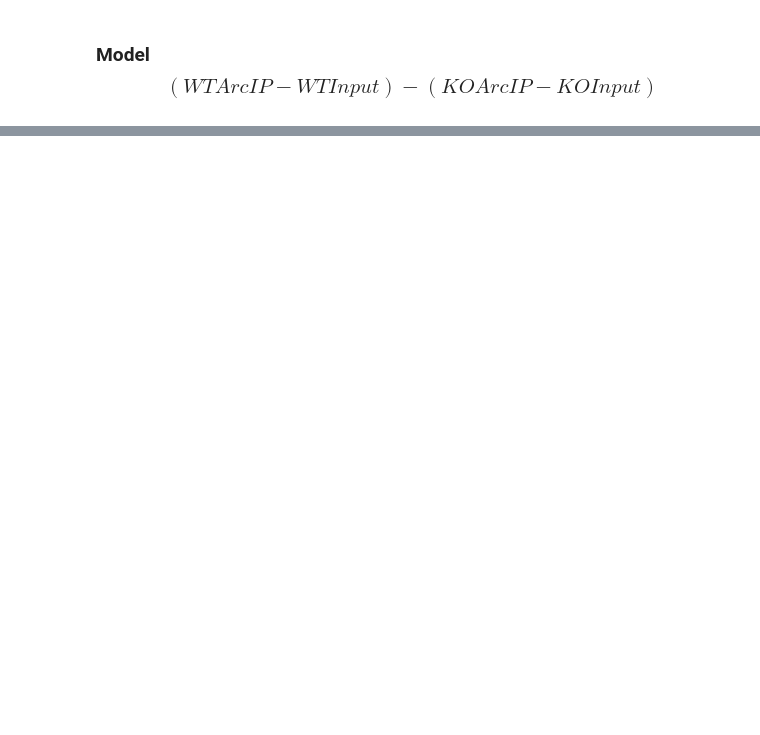
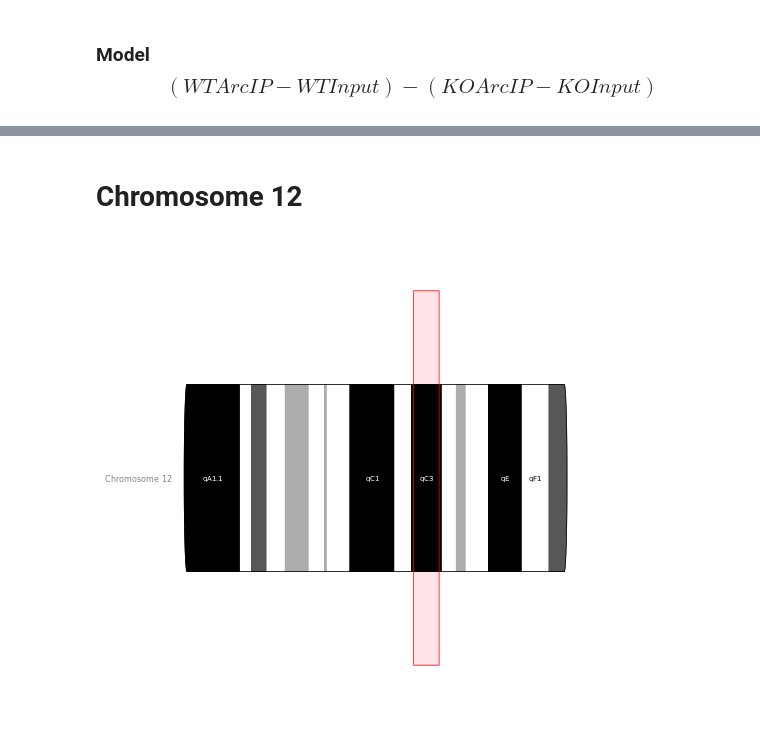
Before and after one commit to goodarzilab/Abe, a Jupyter notebook: Jason/Jason_notebook.ipynb, the cells around one changed output, grey strips where cells are left out. Cells and saved outputs as stored; diff of their text form; code cells hidden in the pictures; blank space fills up the shorter version.

```diff
--- a/Jason/Jason_notebook.ipynb
+++ b/Jason/Jason_notebook.ipynb
@@ -445,0 +520,11 @@ write.table(positive_ncu, file="denovo_positive_gene_count_table_DE2norm.txt", s
+# %% [markdown]
+# Chromosome 12
+# %%
+%%R
+chr <- 'chr12'
+gen <- 'mm10'
+
+ideoTrack <- IdeogramTrack(genome = gen, chromosome = chr)
+plotTracks(ideoTrack, from = 72000000, to = 80000000, showBandId = TRUE)
+# %% [output]
+[figure, added]
```
Also changed, not shown: parts of 51 cells of this notebook, 6 other files.
